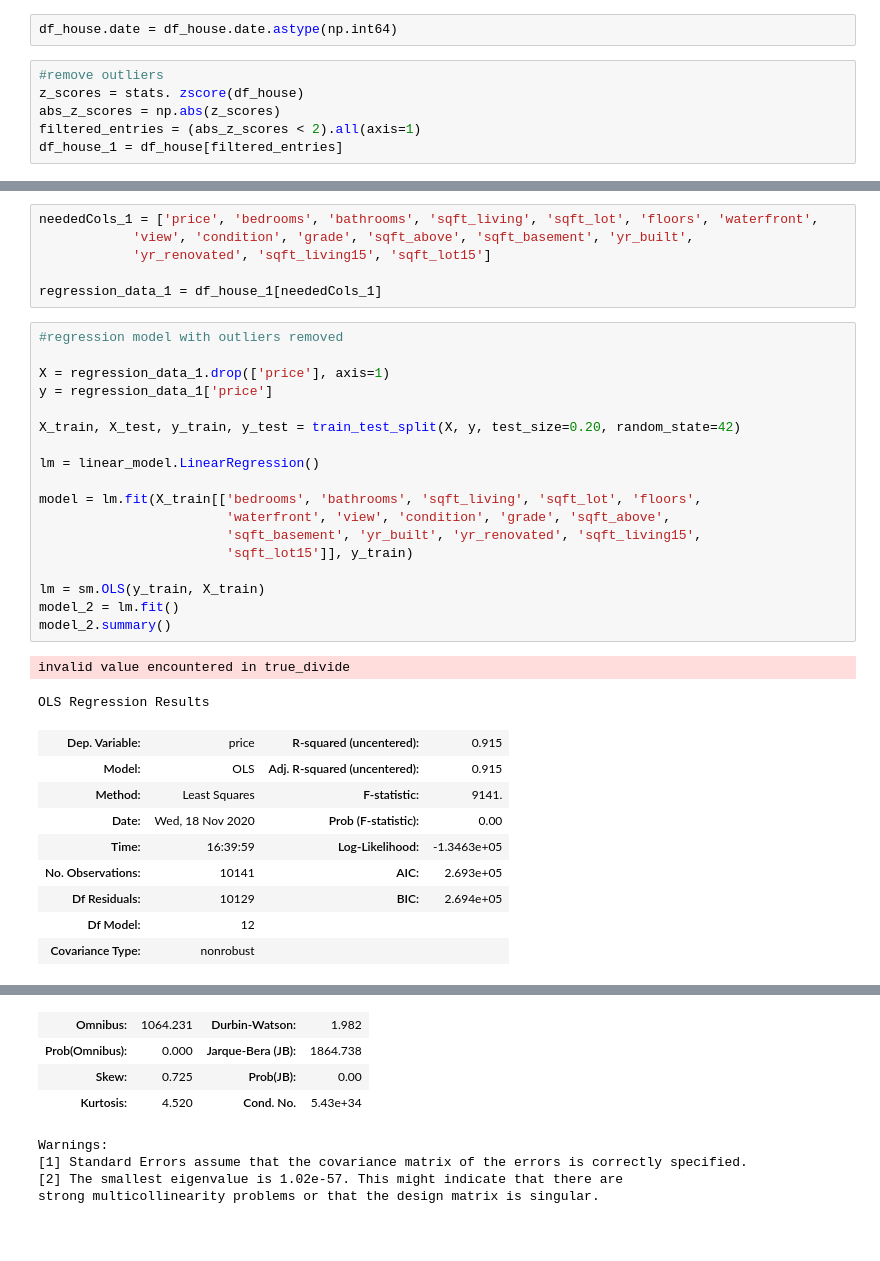
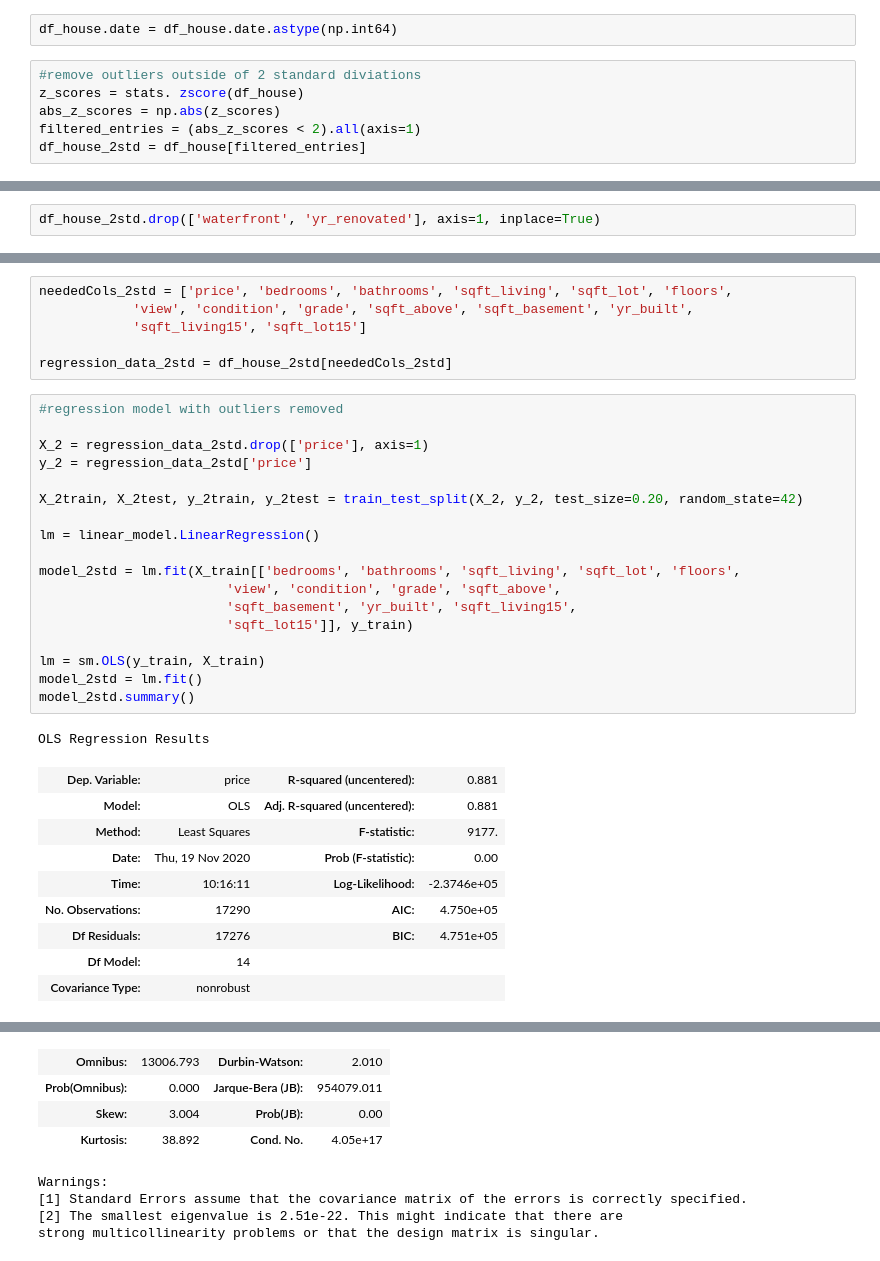
Before and after one commit to Banner10/Phase_2_Project, a Jupyter notebook: King_County_Regressions.ipynb, the cells around one changed output, grey strips where cells are left out. Drawn from its saved outputs; the diff is of its cells as text; blank space fills up the shorter version.

```diff
--- a/King_County_Regressions.ipynb
+++ b/King_County_Regressions.ipynb
@@ -245,8 +215,8 @@ df_house.head()
 # %%
 df_house.date = df_house.date.astype(np.int64)
 # %%
-#remove outliers
+#remove outliers outside of 2 standard diviations
 z_scores = stats. zscore(df_house)
 abs_z_scores = np.abs(z_scores)
 filtered_entries = (abs_z_scores < 2).all(axis=1)
-df_house_1 = df_house[filtered_entries]
+df_house_2std = df_house[filtered_entries]
@@ -269,0 +261,2 @@ df_house_1
+# %%
+df_house_2std.drop(['waterfront', 'yr_renovated'], axis=1, inplace=True)
@@ -292,37 +289,36 @@ array([[<matplotlib.axes._subplots.AxesSubplot object at 0x...>,
 # %%
-neededCols_1 = ['price', 'bedrooms', 'bathrooms', 'sqft_living', 'sqft_lot', 'floors', 'waterfront',
+neededCols_2std = ['price', 'bedrooms', 'bathrooms', 'sqft_living', 'sqft_lot', 'floors',
             'view', 'condition', 'grade', 'sqft_above', 'sqft_basement', 'yr_built',
-            'yr_renovated', 'sqft_living15', 'sqft_lot15']
+            'sqft_living15', 'sqft_lot15']
 
-regression_data_1 = df_house_1[neededCols_1]
+regression_data_2std = df_house_2std[neededCols_2std]
 # %%
 #regression model with outliers removed
 
-X = regression_data_1.drop(['price'], axis=1)
-y = regression_data_1['price']
+X_2 = regression_data_2std.drop(['price'], axis=1)
+y_2 = regression_data_2std['price']
 
-X_train, X_test, y_train, y_test = train_test_split(X, y, test_size=0.20, random_state=42)
+X_2train, X_2test, y_2train, y_2test = train_test_split(X_2, y_2, test_size=0.20, random_state=42)
 
 lm = linear_model.LinearRegression()
 
-model = lm.fit(X_train[['bedrooms', 'bathrooms', 'sqft_living', 'sqft_lot', 'floors',
-                        'waterfront', 'view', 'condition', 'grade', 'sqft_above',
-                        'sqft_basement', 'yr_built', 'yr_renovated', 'sqft_living15',
+model_2std = lm.fit(X_train[['bedrooms', 'bathrooms', 'sqft_living', 'sqft_lot', 'floors',
+                        'view', 'condition', 'grade', 'sqft_above',
+                        'sqft_basement', 'yr_built', 'sqft_living15',
                         'sqft_lot15']], y_train)
 
 lm = sm.OLS(y_train, X_train)
-model_2 = lm.fit()
-model_2.summary()
+model_2std = lm.fit()
+model_2std.summary()
 # %% [output]
-invalid value encountered in true_divide
+OLS Regression Results
-OLS Regression Results
-| Dep. Variable: | price | R-squared (uncentered): | 0.915 |
-| Model: | OLS | Adj. R-squared (uncentered): | 0.915 |
-| Method: | Least Squares | F-statistic: | 9141. |
-| Date: | Wed, 18 Nov 2020 | Prob (F-statistic): | 0.00 |
-| Time: | 16:39:59 | Log-Likelihood: | -1.3463e+05 |
-| No. Observations: | 10141 | AIC: | 2.693e+05 |
-| Df Residuals: | 10129 | BIC: | 2.694e+05 |
-| Df Model: | 12 |  |  |
+| Dep. Variable: | price | R-squared (uncentered): | 0.881 |
+| Model: | OLS | Adj. R-squared (uncentered): | 0.881 |
+| Method: | Least Squares | F-statistic: | 9177. |
+| Date: | Thu, 19 Nov 2020 | Prob (F-statistic): | 0.00 |
+| Time: | 10:16:11 | Log-Likelihood: | -2.3746e+05 |
+| No. Observations: | 17290 | AIC: | 4.750e+05 |
+| Df Residuals: | 17276 | BIC: | 4.751e+05 |
+| Df Model: | 14 |  |  |
 | Covariance Type: | nonrobust |  |  |
 |  | coef | std err | t | P>|t| | [0.025 | 0.975] |
@@ -344,8 +340,8 @@ OLS Regression Results
-| Omnibus: | 1064.231 | Durbin-Watson: | 1.982 |
-| Prob(Omnibus): | 0.000 | Jarque-Bera (JB): | 1864.738 |
-| Skew: | 0.725 | Prob(JB): | 0.00 |
-| Kurtosis: | 4.520 | Cond. No. | 5.43e+34 |
+| Omnibus: | 13006.793 | Durbin-Watson: | 2.010 |
+| Prob(Omnibus): | 0.000 | Jarque-Bera (JB): | 954079.011 |
+| Skew: | 3.004 | Prob(JB): | 0.00 |
+| Kurtosis: | 38.892 | Cond. No. | 4.05e+17 |
-Warnings:
-[1] Standard Errors assume that the covariance matrix of the errors is correctly specified.
-[2] The smallest eigenvalue is 1.02e-57. This might indicate that there are
-strong multicollinearity problems or that the design matrix is singular.
+Warnings:
+[1] Standard Errors assume that the covariance matrix of the errors is correctly specified.
+[2] The smallest eigenvalue is 2.51e-22. This might indicate that there are
+strong multicollinearity problems or that the design matrix is singular.
```
Also changed, not shown: parts of 25 cells of this notebook, 6 other files.
